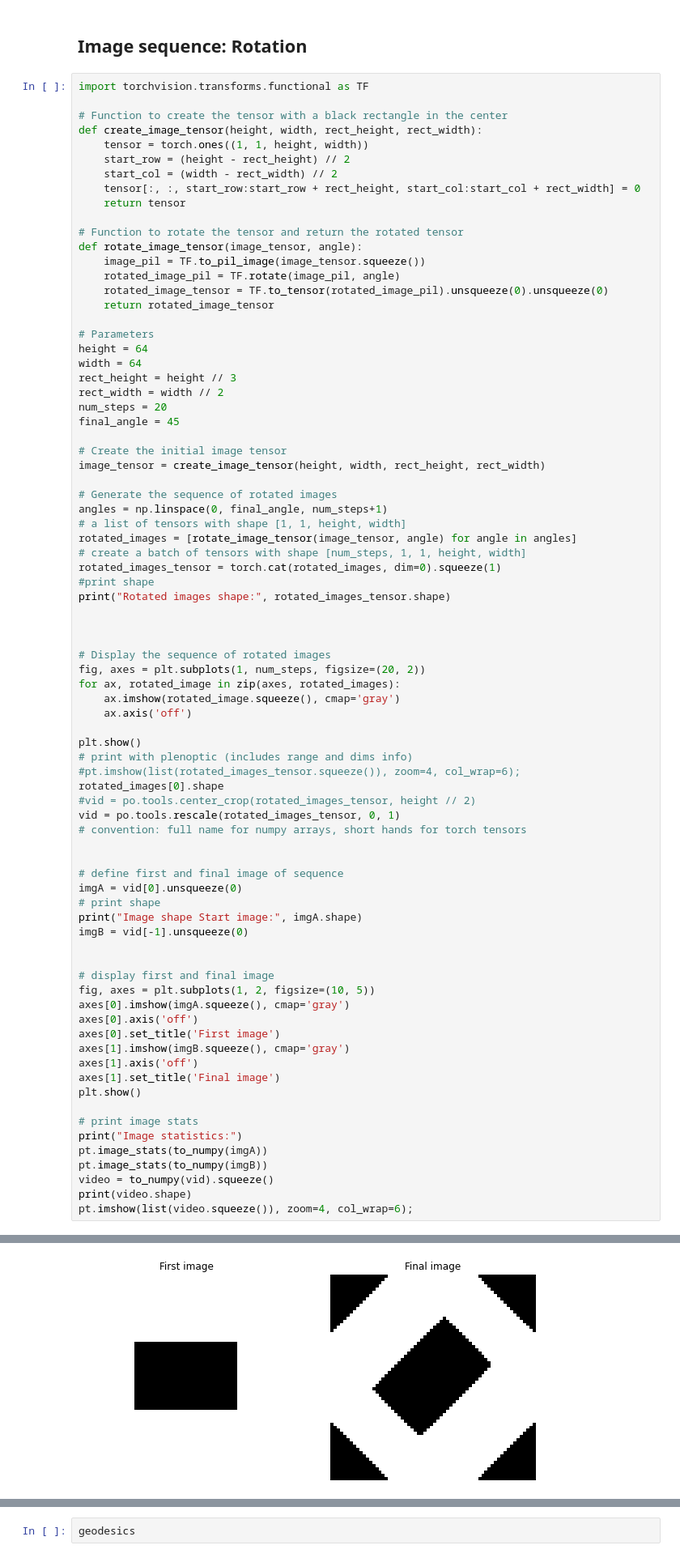
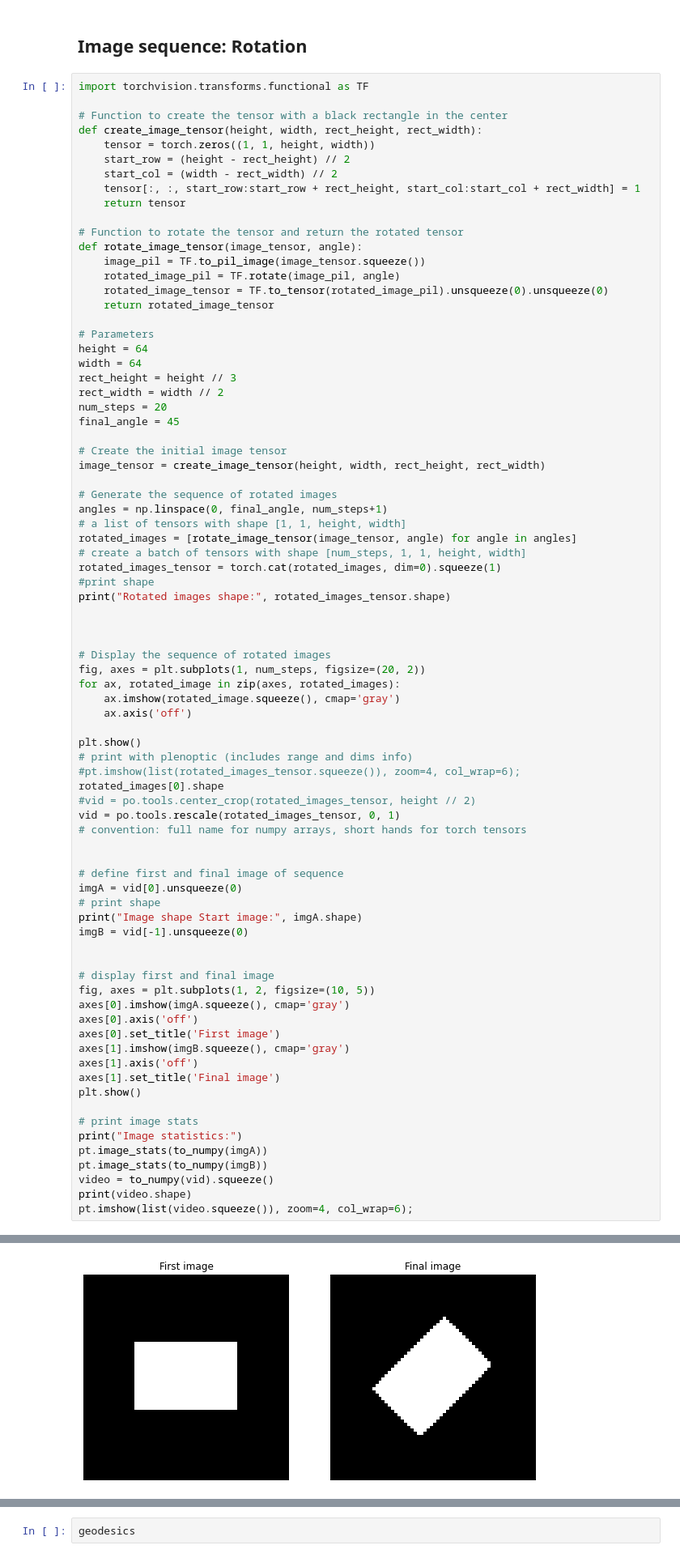
Before and after one commit to hmd101/plenoptic, a Jupyter notebook: examples/05_02_Geodesics_toy_problem.ipynb, the cells around one changed output, grey strips where cells are left out. Shown at 81% size. Cells and saved outputs as stored; diff of their text form.

```diff
--- a/examples/05_02_Geodesics_toy_problem.ipynb
+++ b/examples/05_02_Geodesics_toy_problem.ipynb
@@ -41,10 +41,10 @@ import torchvision.transforms.functional as TF
 
 # Function to create the tensor with a black rectangle in the center
 def create_image_tensor(height, width, rect_height, rect_width):
-    tensor = torch.ones((1, 1, height, width))
+    tensor = torch.zeros((1, 1, height, width))
     start_row = (height - rect_height) // 2
     start_col = (width - rect_width) // 2
-    tensor[:, :, start_row:start_row + rect_height, start_col:start_col + rect_width] = 0
+    tensor[:, :, start_row:start_row + rect_height, start_col:start_col + rect_width] = 1
     return tensor
 
 # Function to rotate the tensor and return the rotated tensor
@@ -121,5 +121,5 @@ Rotated images shape: torch.Size([21, 1, 64, 64])
 Image shape Start image: torch.Size([1, 1, 64, 64])
-[figure, old version]
+[figure, new version]
 Image statistics:
 Image statistics:
   Range: [0.000000, 1.000000]
```
Also changed, not shown: parts of 10 cells of this notebook.
